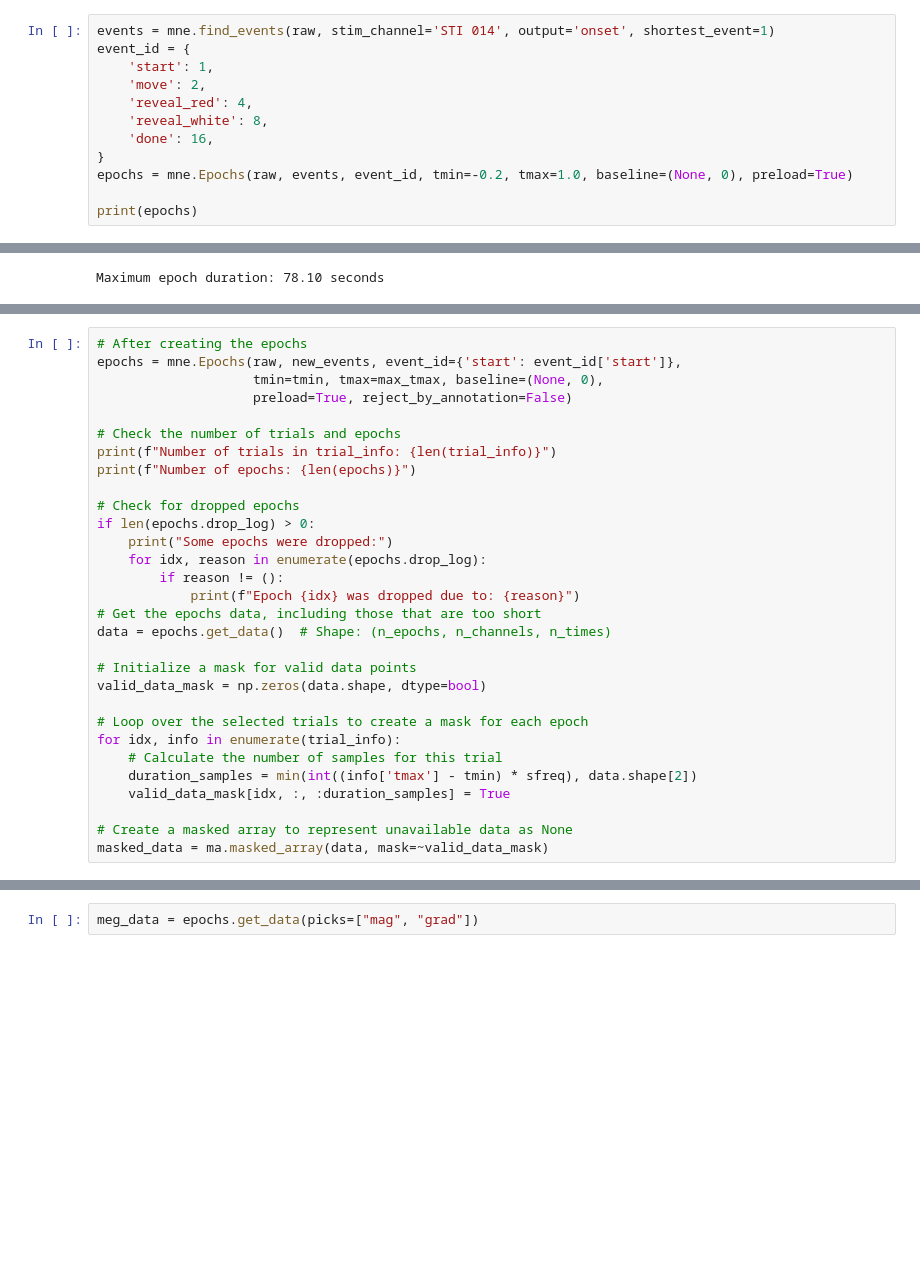
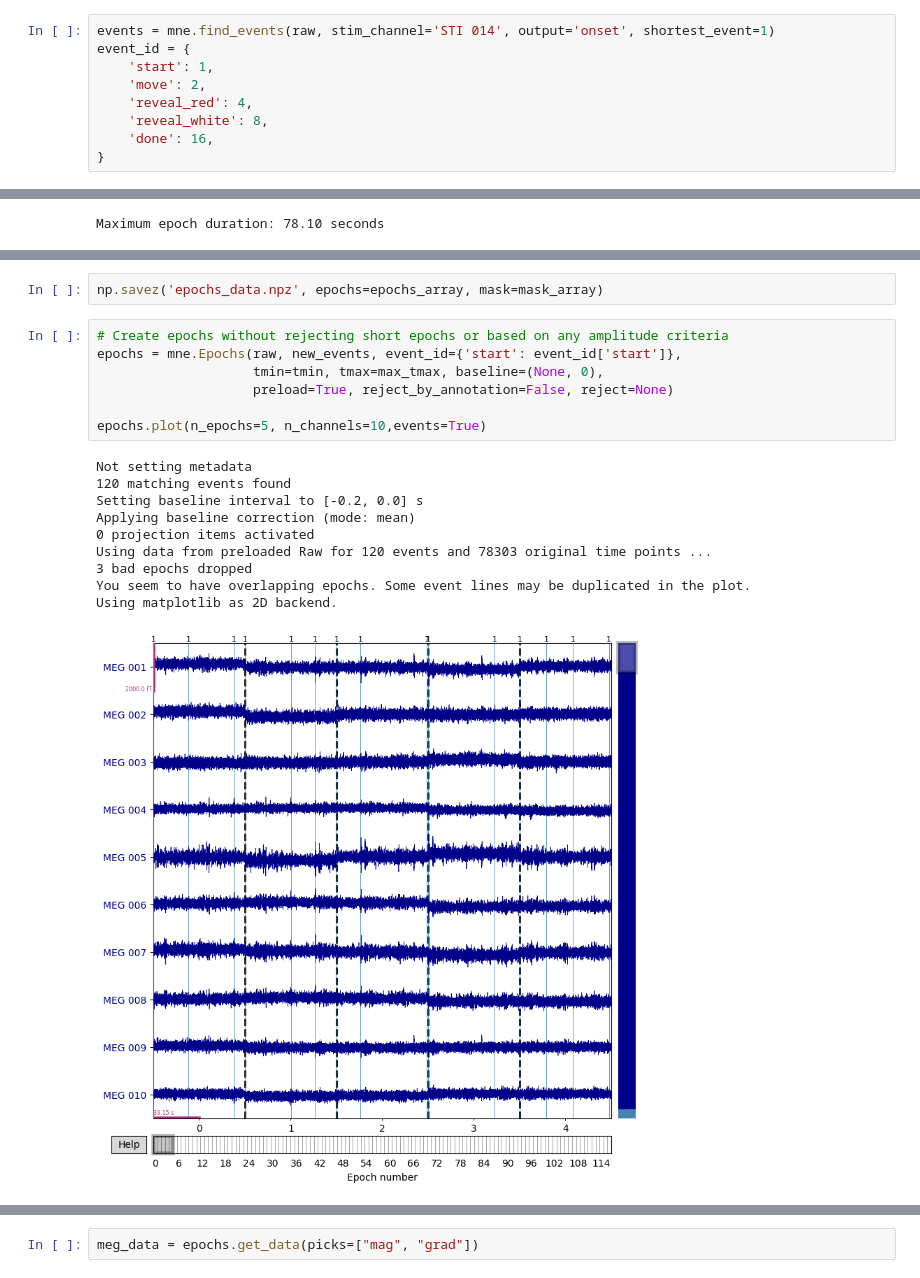
Before and after one commit to dorisyu0000/meg_decoding, a Jupyter notebook: proprocessing.ipynb, the cells around one changed output, grey strips where cells are left out. Saved outputs shown, nothing was run; the diff lists cells and outputs as text; blank space fills up the shorter version.

Commit message:
update epochs

```diff
--- a/proprocessing.ipynb
+++ b/proprocessing.ipynb
@@ -39,9 +55,6 @@ event_id = {
     'reveal_white': 8,
     'done': 16,
 }
-epochs = mne.Epochs(raw, events, event_id, tmin=-0.2, tmax=1.0, baseline=(None, 0), preload=True)
-
-print(epochs)
 # %% [output]
 5438 events found on stim channel STI 014
 Event IDs: [ 1  2  4  8 16]
@@ -106,30 +97,0 @@ Using data from preloaded Raw for 120 events and 78303 original time points ...
-# %%
-# After creating the epochs
-epochs = mne.Epochs(raw, new_events, event_id={'start': event_id['start']},
-                    tmin=tmin, tmax=max_tmax, baseline=(None, 0),
-                    preload=True, reject_by_annotation=False)
-
-# Check the number of trials and epochs
-print(f"Number of trials in trial_info: {len(trial_info)}")
-print(f"Number of epochs: {len(epochs)}")
-
-# Check for dropped epochs
-if len(epochs.drop_log) > 0:
-    print("Some epochs were dropped:")
-    for idx, reason in enumerate(epochs.drop_log):
-        if reason != ():
-            print(f"Epoch {idx} was dropped due to: {reason}")
-# Get the epochs data, including those that are too short
-data = epochs.get_data()  # Shape: (n_epochs, n_channels, n_times)
-
-# Initialize a mask for valid data points
-valid_data_mask = np.zeros(data.shape, dtype=bool)
-
-# Loop over the selected trials to create a mask for each epoch
-for idx, info in enumerate(trial_info):
-    # Calculate the number of samples for this trial
-    duration_samples = min(int((info['tmax'] - tmin) * sfreq), data.shape[2])
-    valid_data_mask[idx, :, :duration_samples] = True
-
-# Create a masked array to represent unavailable data as None
-masked_data = ma.masked_array(data, mask=~valid_data_mask)
@@ -153,0 +196,20 @@ NameError: name 'epochs' is not defined
+# %%
+np.savez('epochs_data.npz', epochs=epochs_array, mask=mask_array)
+# %%
+# Create epochs without rejecting short epochs or based on any amplitude criteria
+epochs = mne.Epochs(raw, new_events, event_id={'start': event_id['start']},
+                    tmin=tmin, tmax=max_tmax, baseline=(None, 0),
+                    preload=True, reject_by_annotation=False, reject=None)
+
+epochs.plot(n_epochs=5, n_channels=10,events=True)
+# %% [output]
+Not setting metadata
+120 matching events found
+Setting baseline interval to [-0.2, 0.0] s
+Applying baseline correction (mode: mean)
+0 projection items activated
+Using data from preloaded Raw for 120 events and 78303 original time points ...
+3 bad epochs dropped
+You seem to have overlapping epochs. Some event lines may be duplicated in the plot.
+Using matplotlib as 2D backend.
+[figure, added]
```
Also changed, not shown: parts of 8 cells of this notebook.
